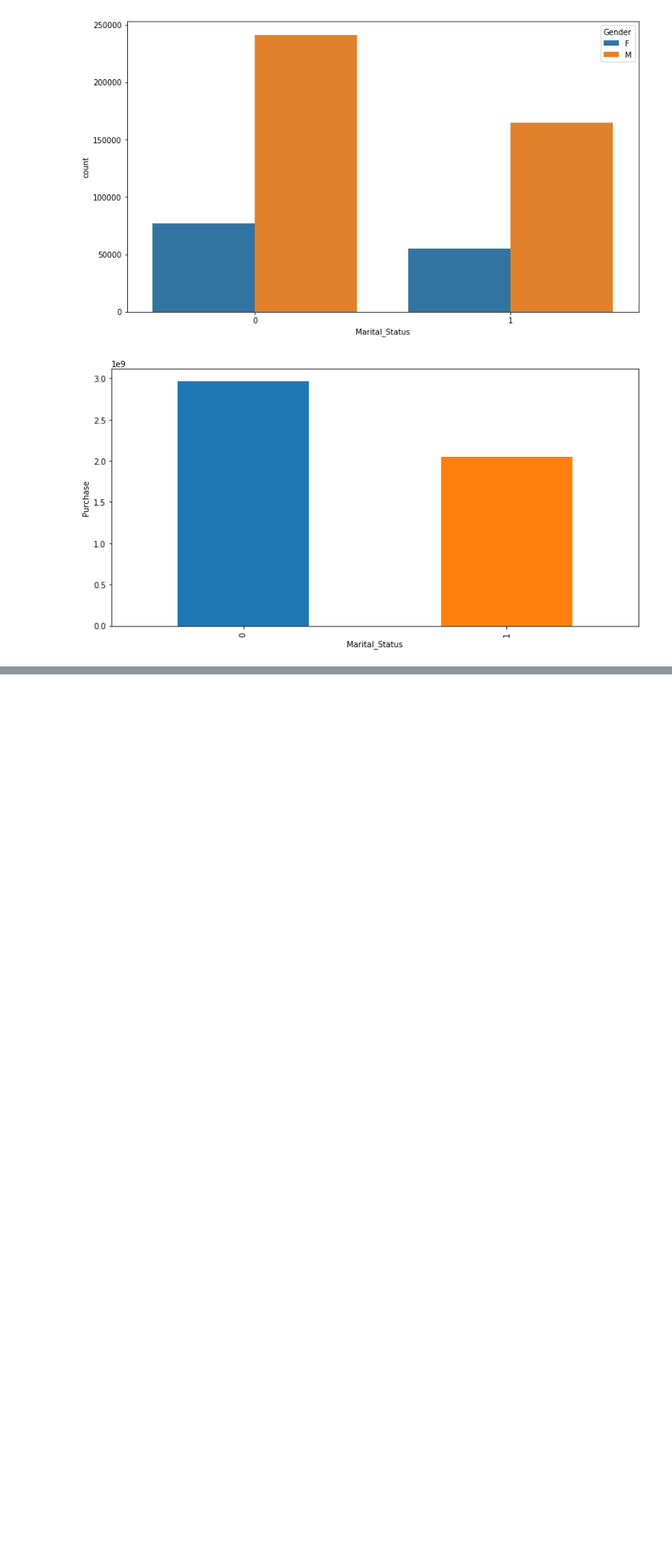
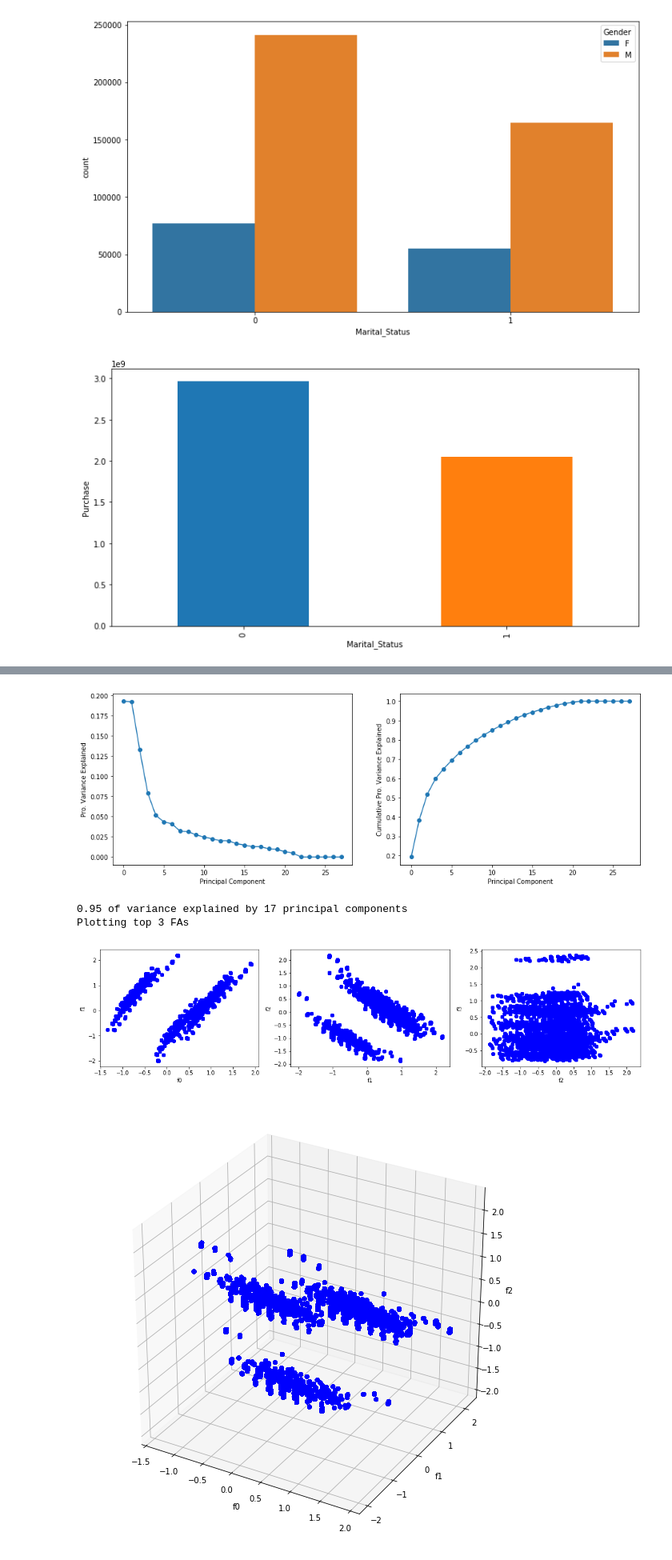
Before and after one commit to cpuguy96/f18-datascience-final, a Jupyter notebook: black_friday_analysis.ipynb, the cells around one changed output, grey strips where cells are left out. Shown: that part at 80% size. Cells and saved outputs as stored; diff of their text form; code cells hidden in the pictures; blank space fills up the shorter version.

```diff
--- a/black_friday_analysis.ipynb
+++ b/black_friday_analysis.ipynb
@@ -353,0 +560,10 @@ Product ID P00110742
+# %%
+X_fa, fa_cols = create_fa_modeldf(X, demo_cols, per_variance_captured = .95)
+print("\nPlotting top 3 FAs")
+plot_top3fa(X_fa)
+# %% [output]
+[figure, added]
+0.95 of variance explained by 17 principal components
+Plotting top 3 FAs
+[figure, added]
+[figure, added]
```
Also changed, not shown: parts of 26 cells of this notebook, 7 other files.
